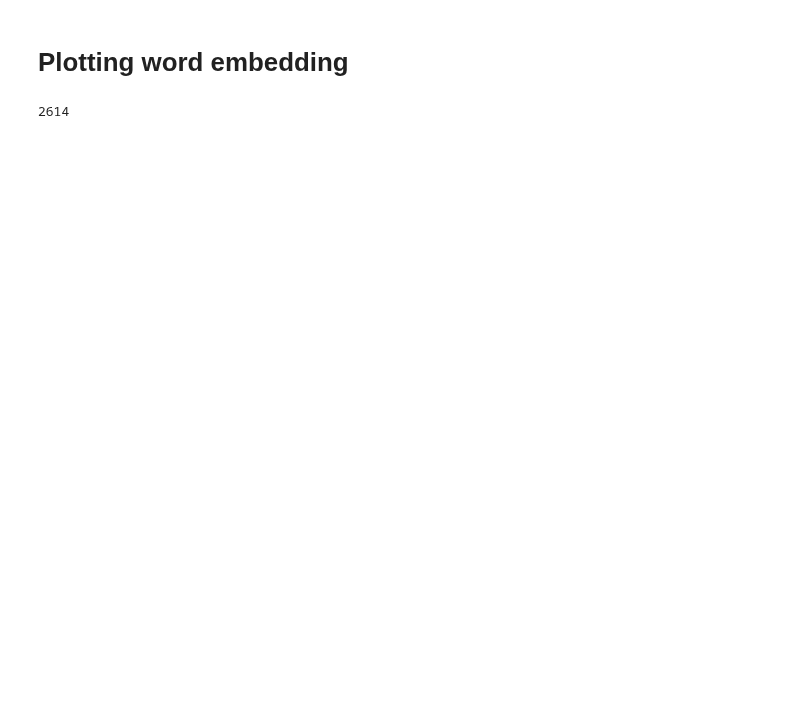
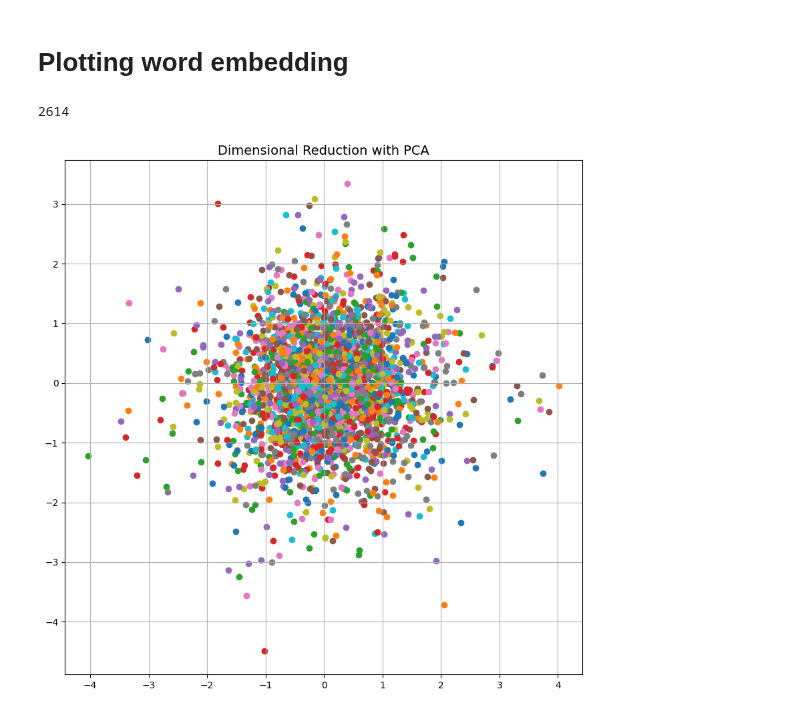
Before and after one commit to alex-smith-uwec/CS491, a Jupyter notebook: word2vec.ipynb, the cells around one changed output. Saved outputs shown, nothing was run; the diff lists cells and outputs as text; code cells hidden in the pictures; blank space fills up the shorter version.

```diff
--- a/word2vec.ipynb
+++ b/word2vec.ipynb
@@ -109,10 +134,30 @@ len(word_vectors)
 # %%
 import numpy as np
+import matplotlib.pyplot as plt
 from sklearn.decomposition import PCA
 
 # Convert word vectors into a 2D array of shape (number_of_words, dimensions_of_vectors)
 word_vectors_matrix = np.array(word_vectors)
 
 # Initialize and fit PCA
 pca = PCA(n_components=2)
 word_vectors_2d = pca.fit_transform(word_vectors_matrix)
+
+
+plt.figure(figsize=(10, 10))
+
+# Iterate over both words and vectors
+for vec, word in zip(word_vectors, words):
+    plt.scatter(vec[0], vec[1])
+    # Optionally, uncomment the next line to display the text labels
+    #but it can be a mess of text!!
+    # plt.text(vec[0]+0.00, vec[1]+0.00, word, fontsize=9)
+
+# Set the limits to zoom in
+# plt.xlim(x_min, x_max)
+# plt.ylim(y_min, y_max)
+plt.title("Dimensional Reduction with PCA", fontsize=14)
+plt.grid(True)
+plt.show()
+# %% [output]
+[figure, added]
```
Also changed, not shown: parts of 13 cells of this notebook.
